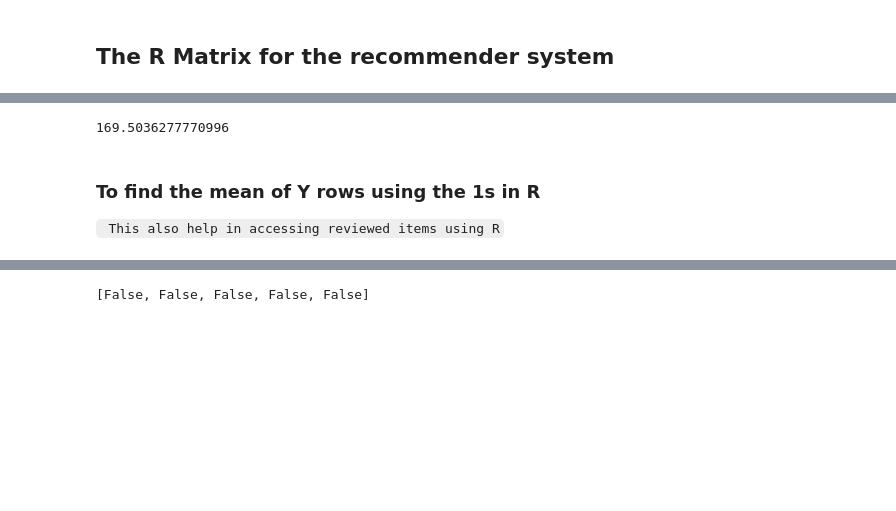
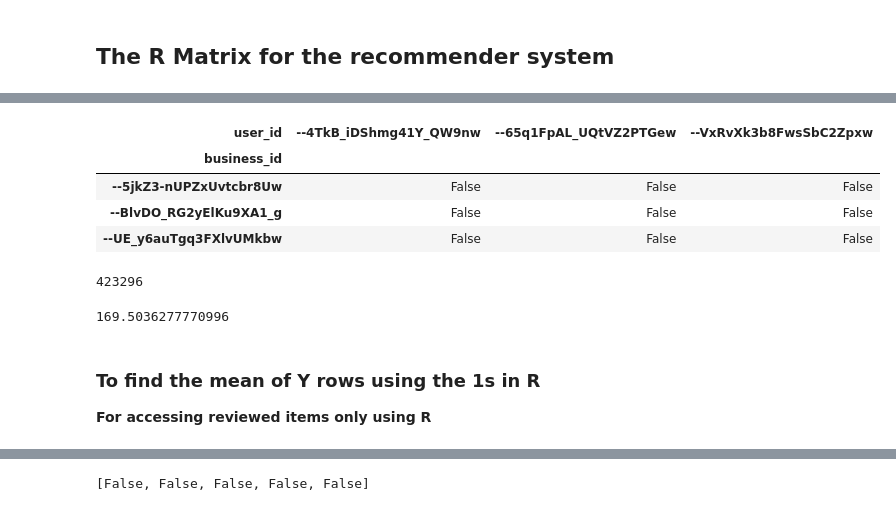
Before and after one commit to Sandy4321/yelp-recommender-system, a Jupyter notebook: Recommender System.ipynb, the cells around one changed output, grey strips where cells are left out. Saved outputs shown, nothing was run; the diff lists cells and outputs as text; code cells hidden in the pictures; blank space fills up the shorter version.

````diff
--- a/Recommender System.ipynb
+++ b/Recommender System.ipynb
@@ -13,8 +13,8 @@ with open('yelp_dataset/yelp_academic_dataset_review.json') as file:
 with open('yelp_dataset/yelp_academic_dataset_business.json') as file:
         business = pd.read_json(file, lines = True)
 # %%
-with open('yelp_dataset/yelp_academic_dataset_checkin.json') as file:
-        checkin = pd.read_json(file, lines = True)
+# with open('yelp_dataset/yelp_academic_dataset_checkin.json') as file:
+#         checkin = pd.read_json(file, lines = True)
 # %%
 with open('yelp_dataset/yelp_academic_dataset_user.json') as file:
         user = pd.read_json(file, lines = True)
@@ -122,3 +201,5 @@ Y.isnull().any().count()
+# %%
+Y = Y.dropna(thresh=20, axis=1)
 # %%
 Y.shape
 # %% [output]
@@ -125,0 +207,2 @@ Y.shape
+# %%
+Y = Y.dropna(thresh=20, axis=0)
@@ -125,0 +213,5 @@ Y.shape
+# %%
+# REPEAT A FEW TIME UNTIL WE GET A STABLE SHAPE
+Y = Y.dropna(thresh=20, axis=1)
+Y = Y.dropna(thresh=20, axis=0)
+Y.shape
@@ -146 +264,13 @@ R.shape
+# %%
+R.iloc[:3,:3]
+# %% [output]
+| user_id | --4TkB_iDShmg41Y_QW9nw | --65q1FpAL_UQtVZ2PTGew | --VxRvXk3b8FwsSbC2Zpxw |
+| business_id |  |  |  |
+| --5jkZ3-nUPZxUvtcbr8Uw | False | False | False |
+| --BlvDO_RG2yElKu9XA1_g | False | False | False |
+| --UE_y6auTgq3FXlvUMkbw | False | False | False |
+# %%
+R.sum().sum()
+# %% [output]
+423296
 # %%
@@ -149,7 +279,7 @@ R.memory_usage().sum()/1024/1024 # MB
 169.5036277770996
 # %% [markdown]
 ### To find the mean of Y rows using the 1s in R
-``` This also help in accessing reviewed items using R```
+**For accessing reviewed items only using R**
 # %%
 R.iloc[1,:].mean()
 # %% [output]
````
Also changed, not shown: parts of 92 cells of this notebook.
